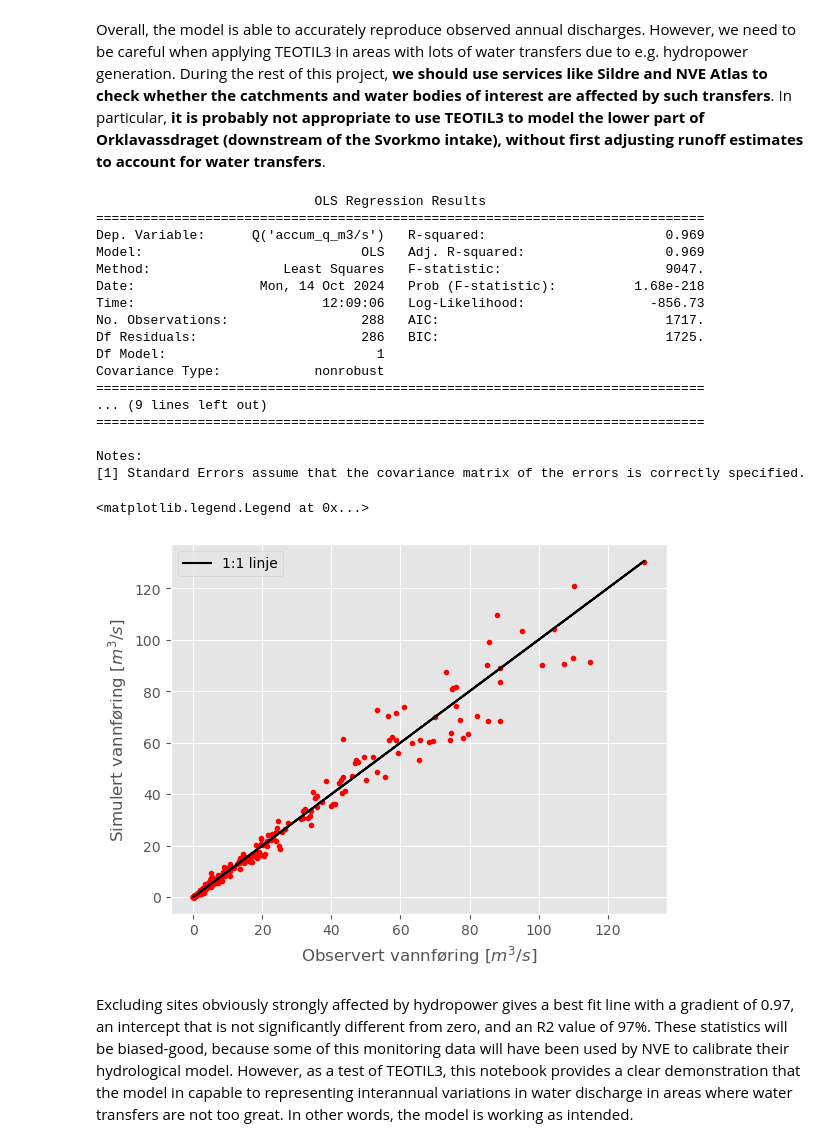
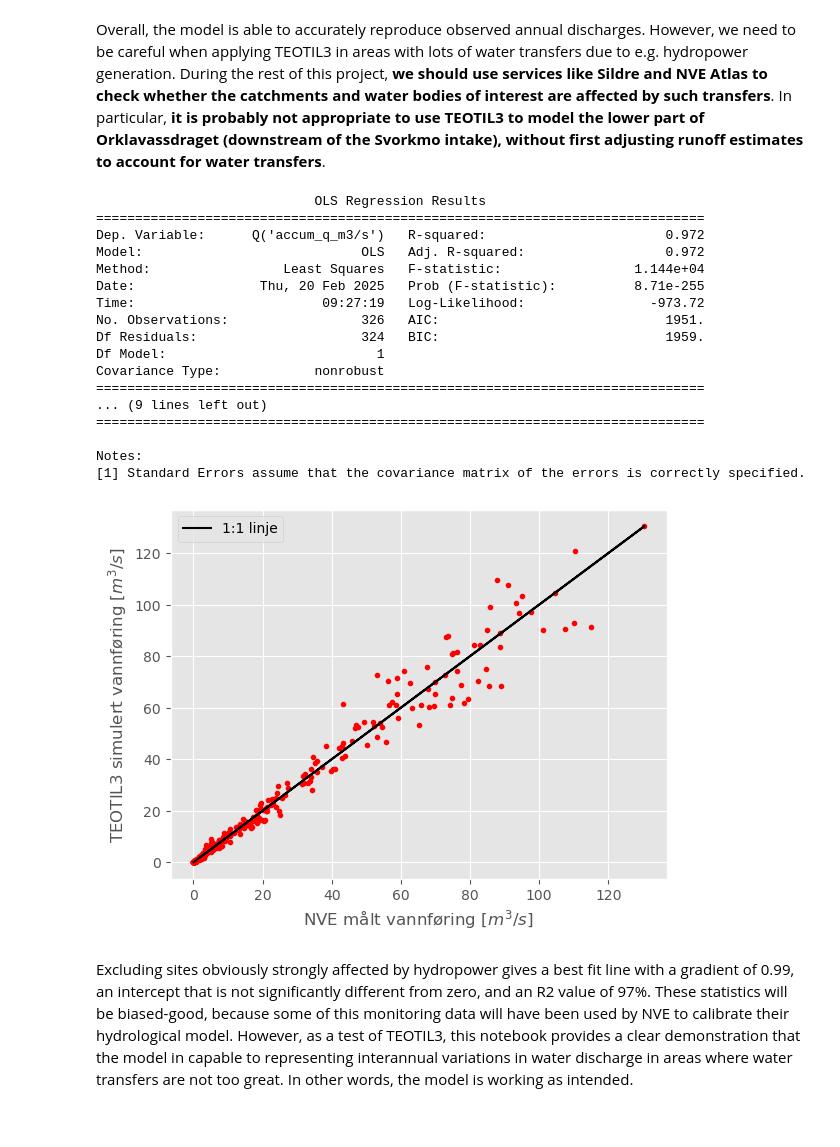
Before and after one commit to NIVANorge/teotil3_trondheimsfjorden, a Jupyter notebook: code/01_check_runoff.ipynb, the cells around one changed output. Saved outputs shown, nothing was run; the diff lists cells and outputs as text; code cells hidden in the pictures.

```diff
--- a/code/01_check_runoff.ipynb
+++ b/code/01_check_runoff.ipynb
@@ -197,11 +216,9 @@ obs_q_df.head()
 | 4 | 121.10.0 | 2017 | 57.536807 | Bjørset Dam | 63.05501 | 9.663 | 2317.4 | 121.B41 | ... |
 # %%
 # Read saved data for speed
-nve_csv = os.path.join(
-    model_output_csv_fold,
-    f"nve_hydapi_discharge_trondheimsfjorden_{st_yr}-{end_yr}.csv",
+obs_q_df = pd.read_excel(
+    f"../data/nve_hydapi_annual_discharge_trondheimsfjorden_{st_yr}-{end_yr}.xlsx"
 )
-obs_q_df = pd.read_csv(nve_csv)
 # %% [markdown]
 ## 4. Compare to model results
 # %%
@@ -322,37 +347,37 @@ Overall, the model is able to accurately reproduce observed annual discharges. H
 # %%
 # Model performance excluding sites strongly affected by hydropower
 excl_list = ["121.39.0", "121.23.0", "121.25.0"]
 comp_df = comp_df.query("station_id not in @excl_list")
 
 # Fit simple OLS model
 model = smf.ols(formula="Q('accum_q_m3/s') ~ obs_q_m3ps", data=comp_df).fit()
 print(model.summary())
 
 # Plot
 plt.plot(comp_df["obs_q_m3ps"], comp_df["accum_q_m3/s"], "ro", markersize=3)
 plt.plot(comp_df["obs_q_m3ps"], comp_df["obs_q_m3ps"], "k-", label="1:1 linje")
-plt.xlabel("Observert vannføring [$m^3/s$]")
-plt.ylabel("Simulert vannføring [$m^3/s$]")
+plt.xlabel("NVE målt vannføring [$m^3/s$]")
+plt.ylabel("TEOTIL3 simulert vannføring [$m^3/s$]")
 plt.legend()
+plt.savefig (r"../results/images/flow_eval_without_hydro.png", dpi=200, bbox_inches='tight')
 # %% [output]
                             OLS Regression Results
 ==============================================================================
-Dep. Variable:      Q('accum_q_m3/s')   R-squared:                       0.969
-Model:                            OLS   Adj. R-squared:                  0.969
-Method:                 Least Squares   F-statistic:                     9047.
-Date:                Mon, 14 Oct 2024   Prob (F-statistic):          1.68e-218
-Time:                        12:09:06   Log-Likelihood:                -856.73
-No. Observations:                 288   AIC:                             1717.
-Df Residuals:                     286   BIC:                             1725.
+Dep. Variable:      Q('accum_q_m3/s')   R-squared:                       0.972
+Model:                            OLS   Adj. R-squared:                  0.972
+Method:                 Least Squares   F-statistic:                 1.144e+04
+Date:                Thu, 20 Feb 2025   Prob (F-statistic):          8.71e-255
+Time:                        09:27:19   Log-Likelihood:                -973.72
+No. Observations:                 326   AIC:                             1951.
+Df Residuals:                     324   BIC:                             1959.
 Df Model:                           1
 Covariance Type:            nonrobust
 ==============================================================================
 ... (9 lines left out)
 ==============================================================================
 
 Notes:
 [1] Standard Errors assume that the covariance matrix of the errors is correctly specified.
-<matplotlib.legend.Legend at 0x...>
-[figure, old version]
+[figure, new version]
 # %% [markdown]
-Excluding sites obviously strongly affected by hydropower gives a best fit line with a gradient of 0.97, an intercept that is not significantly different from zero, and an R2 value of 97%. These statistics will be biased-good, because some of this monitoring data will have been used by NVE to calibrate their hydrological model. However, as a test of TEOTIL3, this notebook provides a clear demonstration that the model in capable to representing interannual variations in water discharge in areas where water transfers are not too great. In other words, the model is working as intended.
+Excluding sites obviously strongly affected by hydropower gives a best fit line with a gradient of 0.99, an intercept that is not significantly different from zero, and an R2 value of 97%. These statistics will be biased-good, because some of this monitoring data will have been used by NVE to calibrate their hydrological model. However, as a test of TEOTIL3, this notebook provides a clear demonstration that the model in capable to representing interannual variations in water discharge in areas where water transfers are not too great. In other words, the model is working as intended.
```
Also changed, not shown: parts of 10 cells of this notebook, 17 other files.
